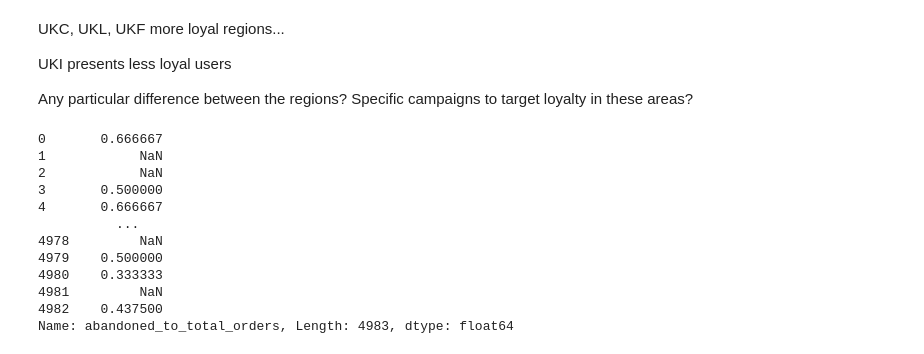
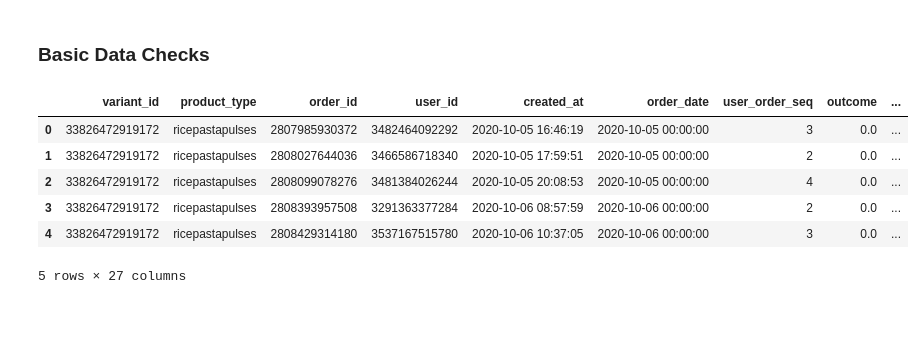
Before and after one commit to imMoya/zrive-ds, a Jupyter notebook: src/module_2/eda.ipynb, the cells around one changed output. Drawn from its saved outputs; the diff is of its cells as text; code cells hidden in the pictures; blank space fills up the shorter version.

```diff
--- a/src/module_2/eda.ipynb
+++ b/src/module_2/eda.ipynb
@@ -411,21 +7,0 @@ plt.show()
-# %% [markdown]
-UKC, UKL, UKF more loyal regions...
-
-UKI presents less loyal users
-
-Any particular difference between the regions? Specific campaigns to target loyalty in these areas?
-# %%
-user_summary["abandoned_to_total_orders"]
-# %% [output]
-0       0.666667
-1            NaN
-2            NaN
-3       0.500000
-4       0.666667
-          ...
-4978         NaN
-4979    0.500000
-4980    0.333333
-4981         NaN
-4982    0.437500
-Name: abandoned_to_total_orders, Length: 4983, dtype: float64
@@ -431,0 +10,12 @@ Name: abandoned_to_total_orders, Length: 4983, dtype: float64
+# %% [markdown]
+### Basic Data Checks
+# %%
+df.head()
+# %% [output]
+|  | variant_id | product_type | order_id | user_id | created_at | order_date | user_order_seq | outcome | ... |
+| 0 | 33826472919172 | ricepastapulses | 2807985930372 | 3482464092292 | 2020-10-05 16:46:19 | 2020-10-05 00:00:00 | 3 | 0.0 | ... |
+| 1 | 33826472919172 | ricepastapulses | 2808027644036 | 3466586718340 | 2020-10-05 17:59:51 | 2020-10-05 00:00:00 | 2 | 0.0 | ... |
+| 2 | 33826472919172 | ricepastapulses | 2808099078276 | 3481384026244 | 2020-10-05 20:08:53 | 2020-10-05 00:00:00 | 4 | 0.0 | ... |
+| 3 | 33826472919172 | ricepastapulses | 2808393957508 | 3291363377284 | 2020-10-06 08:57:59 | 2020-10-06 00:00:00 | 2 | 0.0 | ... |
+| 4 | 33826472919172 | ricepastapulses | 2808429314180 | 3537167515780 | 2020-10-06 10:37:05 | 2020-10-06 00:00:00 | 3 | 0.0 | ... |
+5 rows × 27 columns
```
Also changed, not shown: parts of 60 cells of this notebook, 2 other files.
